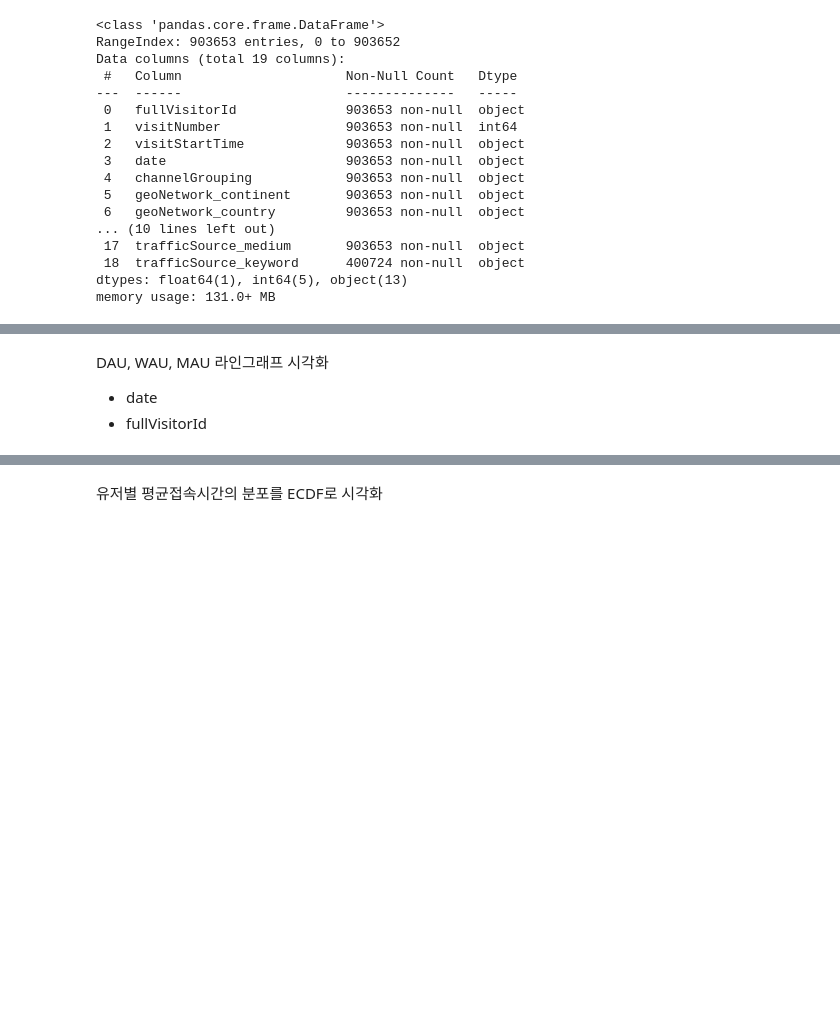
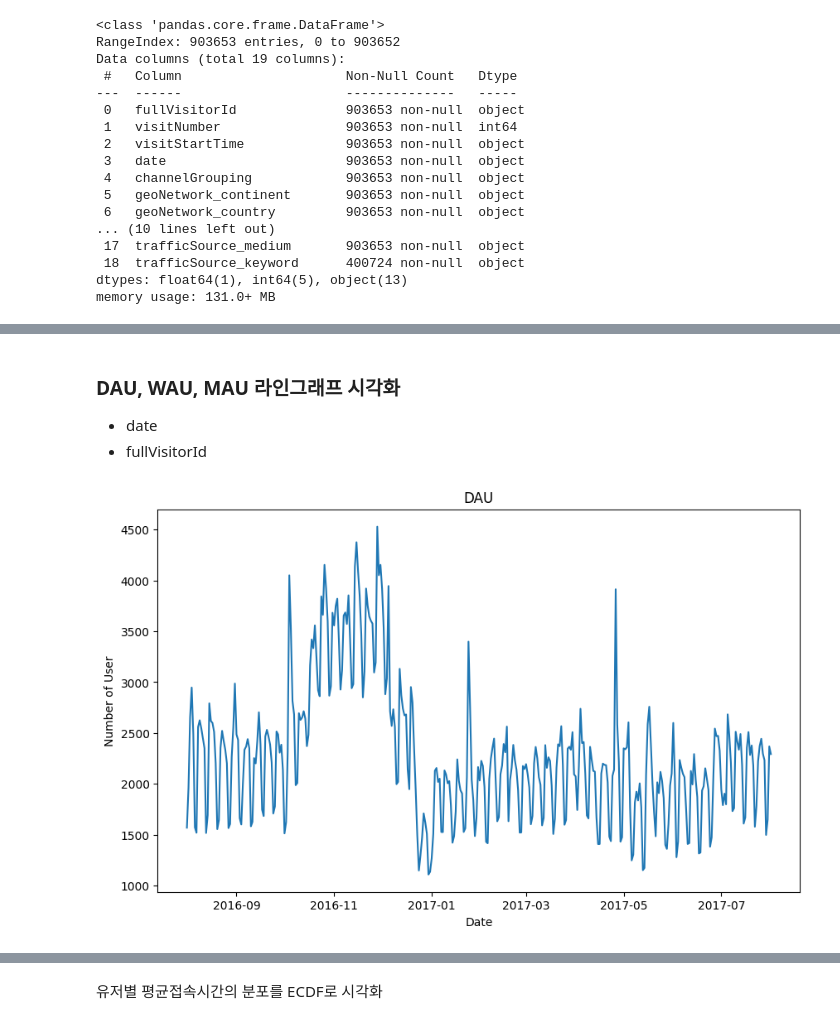
Before and after one commit to DIB-PP/-, a Jupyter notebook: data_Check.ipynb, the cells around one changed output, grey strips where cells are left out. Saved outputs shown, nothing was run; the diff lists cells and outputs as text; code cells hidden in the pictures; blank space fills up the shorter version.

```diff
--- a/data_Check.ipynb
+++ b/data_Check.ipynb
@@ -419,4 +402,17 @@ non_zero_revenue
 # %% [markdown]
-DAU, WAU, MAU 라인그래프 시각화
+### DAU, WAU, MAU 라인그래프 시각화
 - date
 - fullVisitorId
+# %%
+# DAU 구하기
+dau = train_df.groupby(train_df['date'])['fullVisitorId'].nunique()
+
+# 그래프 시각화
+plt.figure(figsize=(10,6))
+plt.plot(dau.index, dau)
+plt.title('DAU')
+plt.xlabel('Date')
+plt.ylabel('Number of User')
+plt.show()
+# %% [output]
+[figure, added]
```
Also changed, not shown: parts of 7 cells of this notebook.
